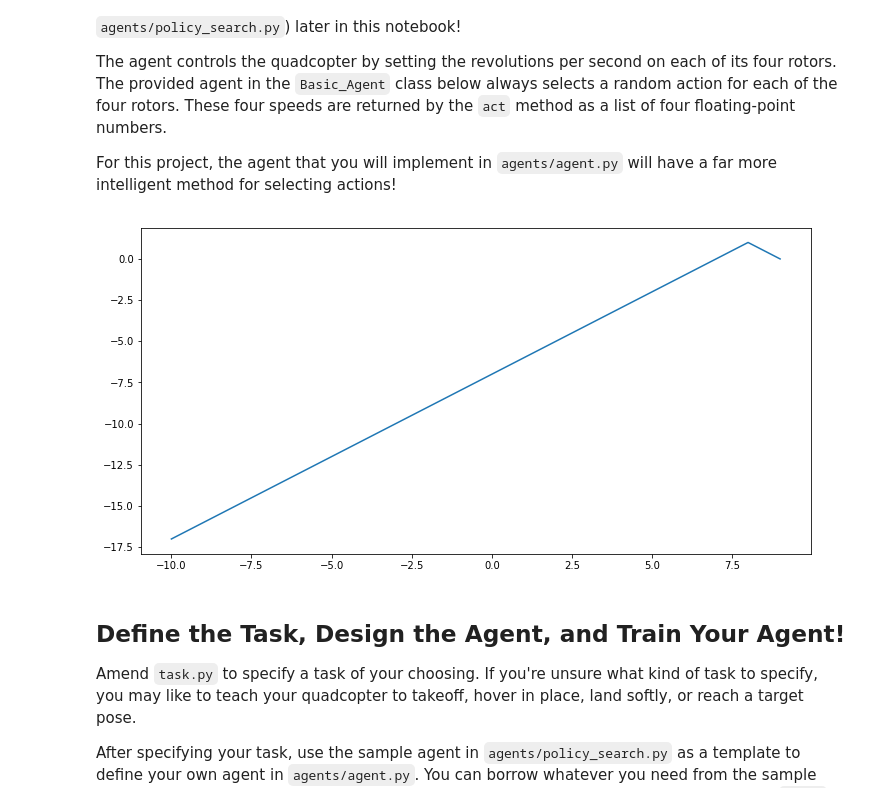
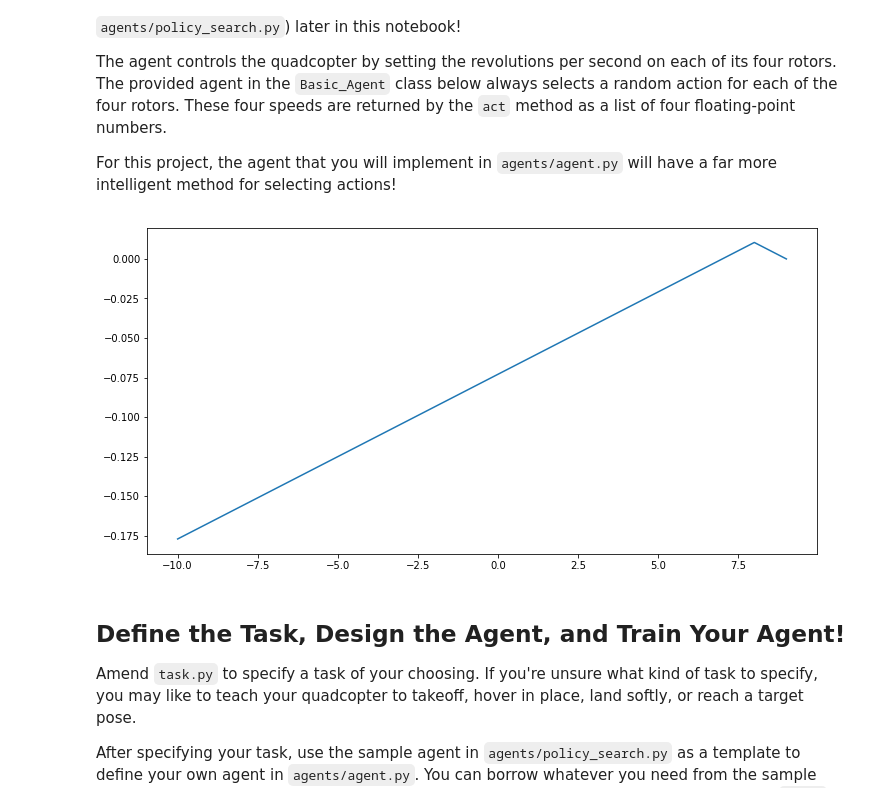
Before and after one commit to IvanBrasilico/RL-Quadcopter-2, a Jupyter notebook: Quadcopter_Project-Velocity.ipynb, the cells around one changed output. Saved outputs shown, nothing was run; the diff lists cells and outputs as text; code cells hidden in the pictures.

```diff
--- a/Quadcopter_Project-Velocity.ipynb
+++ b/Quadcopter_Project-Velocity.ipynb
@@ -57,6 +57,7 @@ class FakeSim:
 class FakeTask:
     sim = FakeSim()
     target_v =  np.array([0., 0., 8.])
+    action_repeat = 3
 
 faketask = FakeTask()
 
@@ -72,16 +73,17 @@ def plot_rewards(reward_function, start=-10, end=10):
 # %%
 from scipy.spatial import distance
 
 
 def reward_function(task, batch_size=32):
     if task.sim.done and task.sim.runtime > task.sim.time:
-        return -1000.
+        return -1.
     # reward = np.linalg.norm(task.sim.v - task.target_v)
     # return 1 - distance.euclidean(task.sim.v, task.target_v)
-    return 1 - abs(task.sim.v - task.target_v).sum()
+    reward =  1 - abs(task.sim.v - task.target_v).sum()
+    return reward / (batch_size * task.action_repeat)
 plot_rewards(reward_function)
 # %% [output]
-[figure, old version]
+[figure, new version]
 # %% [markdown]
 ## Define the Task, Design the Agent, and Train Your Agent!
 
```
Also changed, not shown: parts of 7 cells of this notebook.
